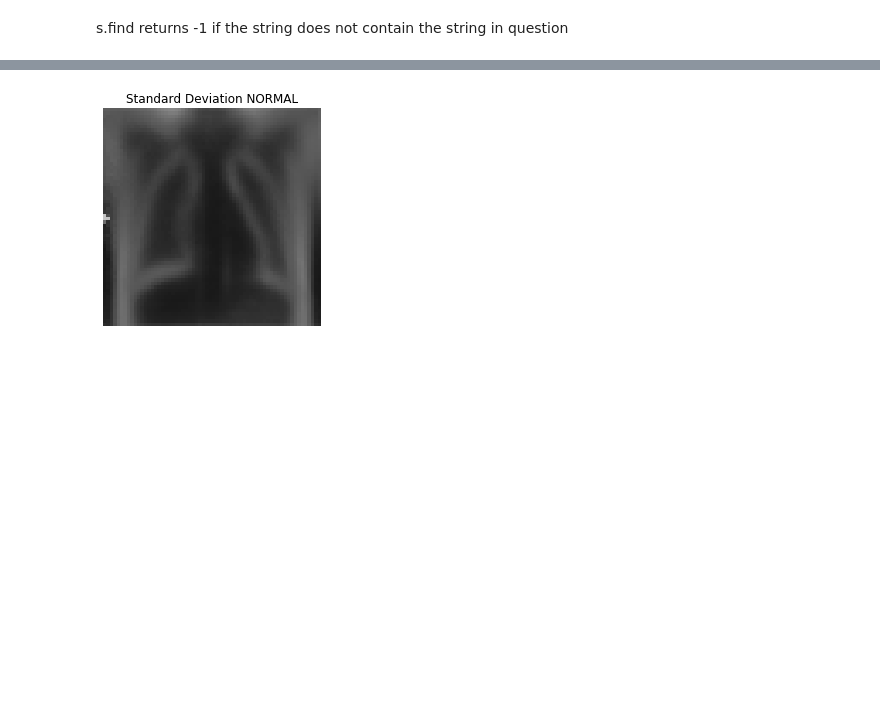
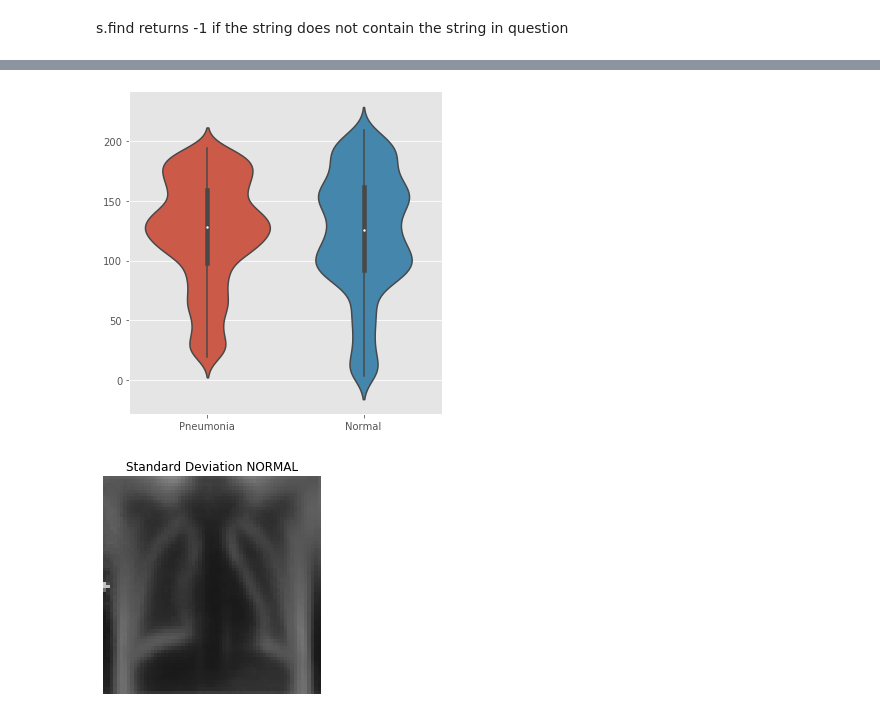
Before and after one commit to bagnine/Pnuemonia-image-classification, a Jupyter notebook: notebooks/EDA/imageEDA.ipynb, the cells around one changed output, grey strips where cells are left out. Saved outputs shown, nothing was run; the diff lists cells and outputs as text; code cells hidden in the pictures; blank space fills up the shorter version.

```diff
--- a/notebooks/EDA/imageEDA.ipynb
+++ b/notebooks/EDA/imageEDA.ipynb
@@ -122,3 +141,16 @@ In order to increase the brightness, I raised the pixel standard deviation to 1.
+# %%
+import pandas as pd
+
+
+sick_healthy = pd.DataFrame([(pnue_mean_arr),(norm_mean_arr)]).T
+sick_healthy.columns = ['Pneumonia', 'Normal']
+
+
+sns.catplot(data=sick_healthy,
+            kind='violin',
+            legend=True, alpha=0.5);
+# %% [output]
+[figure, added]
 # %%
 def find_var_img(full_mat, title, size = (64, 64)):
     # calculate the average
```
Also changed, not shown: parts of 8 cells of this notebook.
